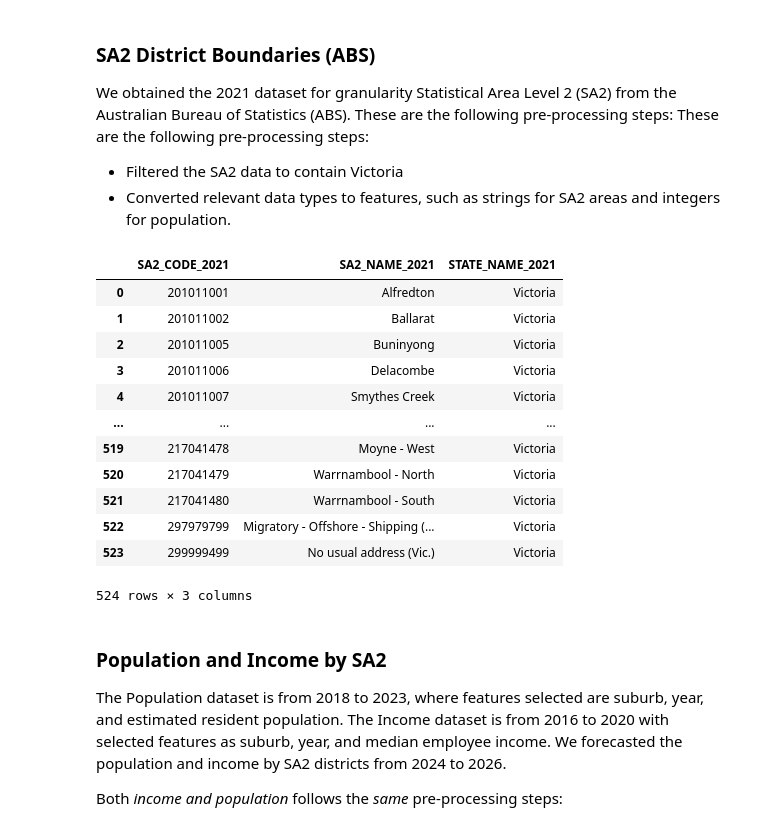
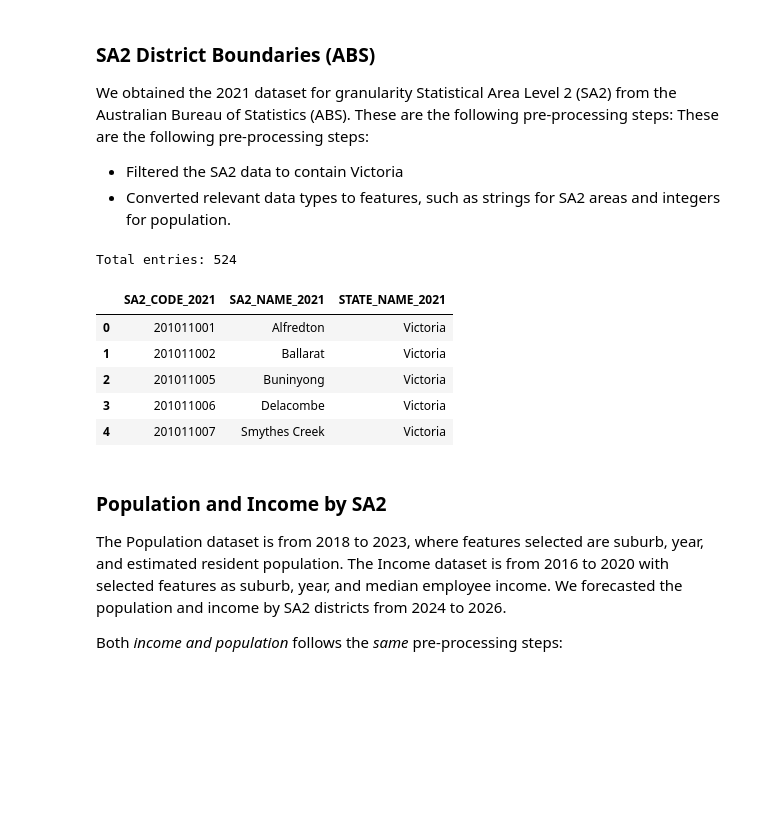
Before and after one commit to MAST30034-AppliedDataScience/project-2-group-real-estate-hexosergeantchelelebratebonitz, a Jupyter notebook: notebooks/summary.ipynb, the cells around one changed output. Cells and saved outputs as stored; diff of their text form; code cells hidden in the pictures; blank space fills up the shorter version.

```diff
--- a/notebooks/summary.ipynb
+++ b/notebooks/summary.ipynb
@@ -66,21 +71,16 @@ We obtained the 2021 dataset for granularity Statistical Area Level 2 (SA2) from
 * Converted relevant data types to features, such as strings for SA2 areas and integers for population.
 # %%
 sa2Areas = pd.read_csv('../data/curated/SA2_Victoria.csv')
-sa2Areas
+print("Total entries:", len(sa2Areas))
+sa2Areas.head()
 # %% [output]
+Total entries: 524
 |  | SA2_CODE_2021 | SA2_NAME_2021 | STATE_NAME_2021 |
 | 0 | 201011001 | Alfredton | Victoria |
 | 1 | 201011002 | Ballarat | Victoria |
 | 2 | 201011005 | Buninyong | Victoria |
 | 3 | 201011006 | Delacombe | Victoria |
 | 4 | 201011007 | Smythes Creek | Victoria |
-| ... | ... | ... | ... |
-| 519 | 217041478 | Moyne - West | Victoria |
-| 520 | 217041479 | Warrnambool - North | Victoria |
-| 521 | 217041480 | Warrnambool - South | Victoria |
-| 522 | 297979799 | Migratory - Offshore - Shipping (... | Victoria |
-| 523 | 299999499 | No usual address (Vic.) | Victoria |
-524 rows × 3 columns
 # %% [markdown]
 ### **Population and Income by SA2**
 
```
Also changed, not shown: parts of 15 cells of this notebook.
